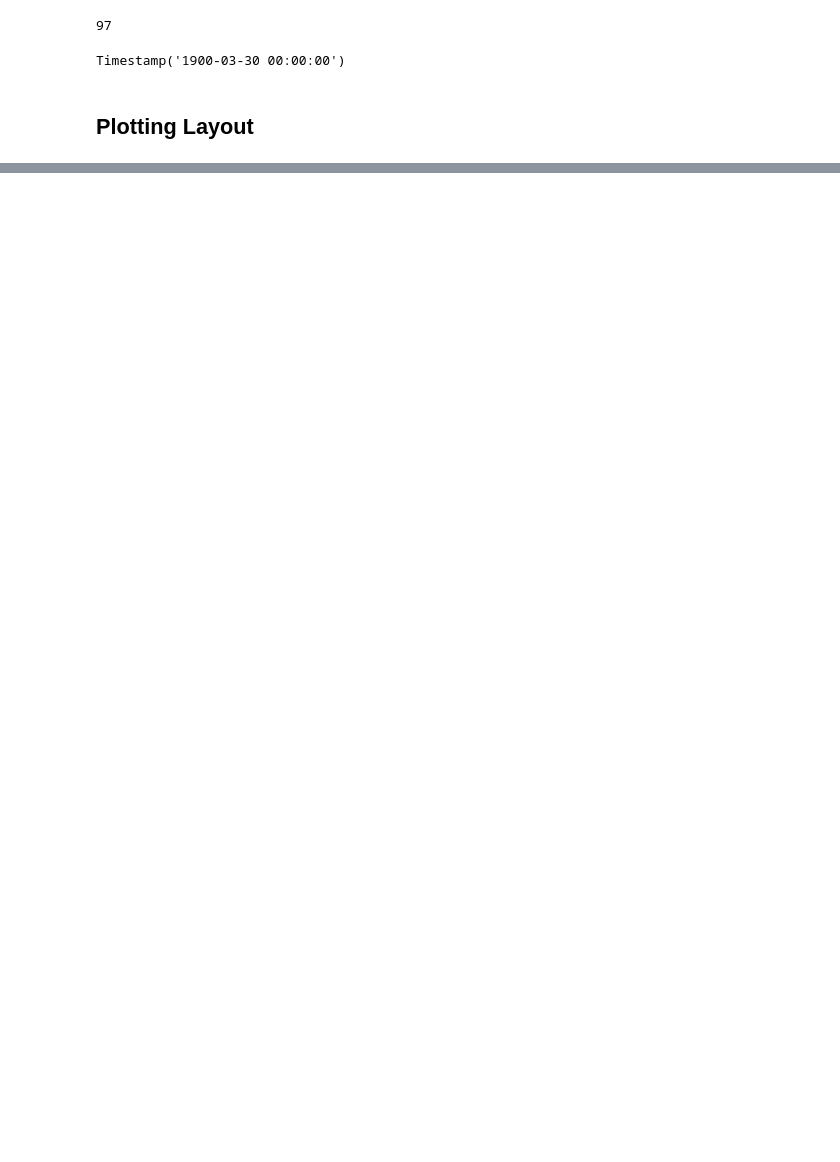
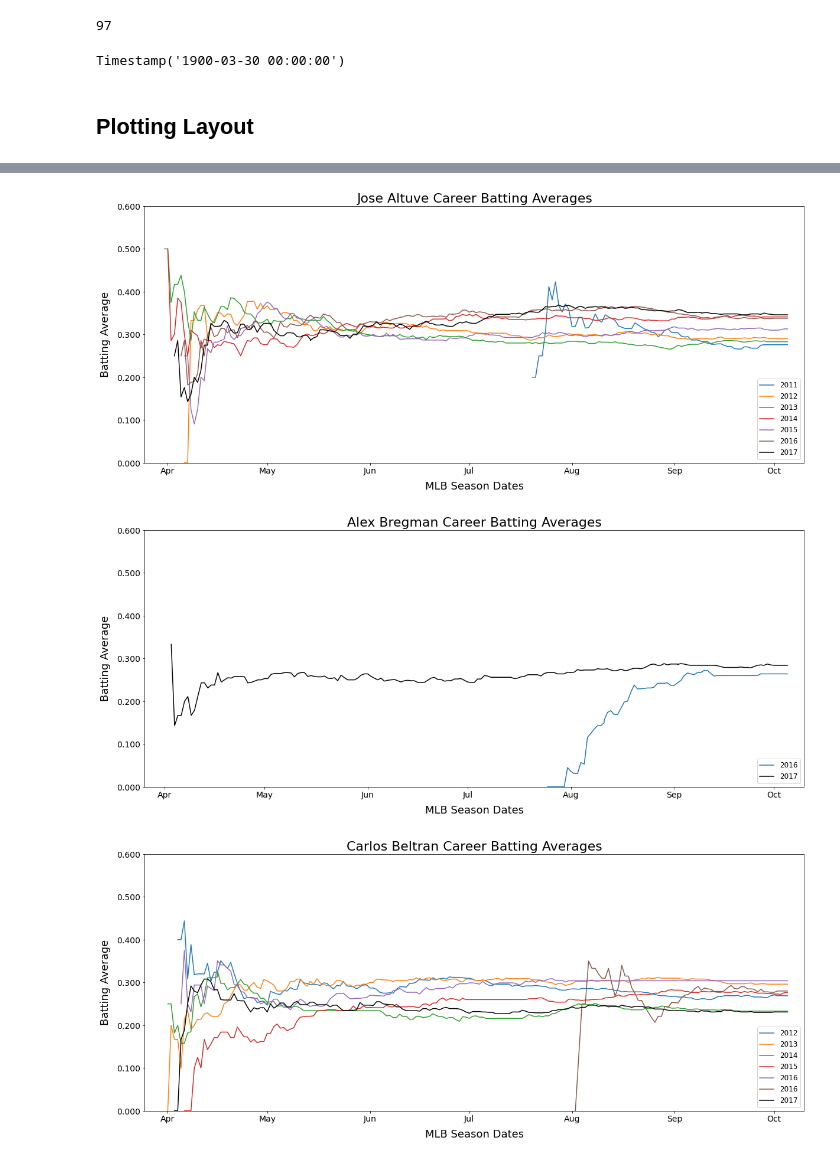
Before and after one commit to iamcalebjones/Benefits-of-Cheating-a-2017-Baseball-Study, a Jupyter notebook: ipynb_files/Plotting.ipynb, the cells around one changed output, grey strips where cells are left out. Drawn from its saved outputs; the diff is of its cells as text; code cells hidden in the pictures; blank space fills up the shorter version.

```diff
--- a/ipynb_files/Plotting.ipynb
+++ b/ipynb_files/Plotting.ipynb
@@ -92,0 +249,62 @@ Timestamp('1900-03-30 00:00:00')
+# %%
+# loop for generating plots for each batters career no stolen signs plotted
+
+for i in batters_to_plot:
+
+    # import the necessary files and do a last little bit of data manipulating because of how they were saved
+    player_batting = pd.read_csv(batters_to_plot[i])
+    player_batting.fillna(method = 'ffill', inplace=True)
+    player_bangs = bangs[(bangs['batter'] == i) & (bangs['has_bangs'] == 'y')]
+
+    better_dates_bangs = pd.to_datetime(player_bangs['DATE'], format='%m-%d')
+    player_bangs.insert(loc=0, column='Better Date', value=better_dates_bangs)
+
+    better_dates = pd.to_datetime(player_batting['DATE'], format='%m-%d')
+    player_batting = player_batting.drop('DATE', axis = 1)
+    player_batting.insert(loc=0, column='DATE', value=better_dates)
+
+    # initialize the plot
+    fig, ax = plt.subplots(figsize = (20, 8))
+
+    # loop through columns and plot for each batting average column
+    for j in player_batting.columns[1:-1]:
+        ax.plot(player_batting['DATE'], player_batting[j], label = j[0:4])
+
+    # exclude 2017 from the plot loop so i can specify extra formatting
+    ax.plot(player_batting['DATE'], player_batting['2017 Batting Averages'], label = '2017', color='black')
+
+    #fuck around with getting xticks to be the months only
+    locator = mdates.MonthLocator()
+    fmt = mdates.DateFormatter('%b')
+    X = plt.gca().xaxis
+    X.set_major_locator(locator)
+    X.set_major_formatter(fmt)
+
+    # format the axes
+    ax.yaxis.set_major_formatter(FormatStrFormatter('%.3f'))
+    plt.xticks(fontsize = 14)
+    plt.yticks(fontsize = 14)
+
+    # extend x limits by date
+    d = timedelta(days = 5)
+    start_date = min(player_batting['DATE']) - d
+    end_date = max(player_batting['DATE']) + d
+
+    # set plot limits
+    plt.xlim(start_date, end_date)
+    plt.ylim(0, .6)
+
+    # set player variable for file saving stuff
+    player = i
+
+    ax.legend(loc = 'lower right', fontsize = 12)
+    plt.title(player + " Career Batting Averages", fontsize = 22)
+    plt.xlabel("MLB Season Dates", fontsize = 18, labelpad=10)
+    plt.ylabel('Batting Average', fontsize = 18, labelpad=10)
+
+    plt.savefig('../plots_and_images/' + i + '_career_batting_averages.png')
+    plt.show()
+# %% [output]
+[figure, added]
+[figure, added]
+[figure, added]
```
Also changed, not shown: parts of 12 cells of this notebook, 31 other files.
